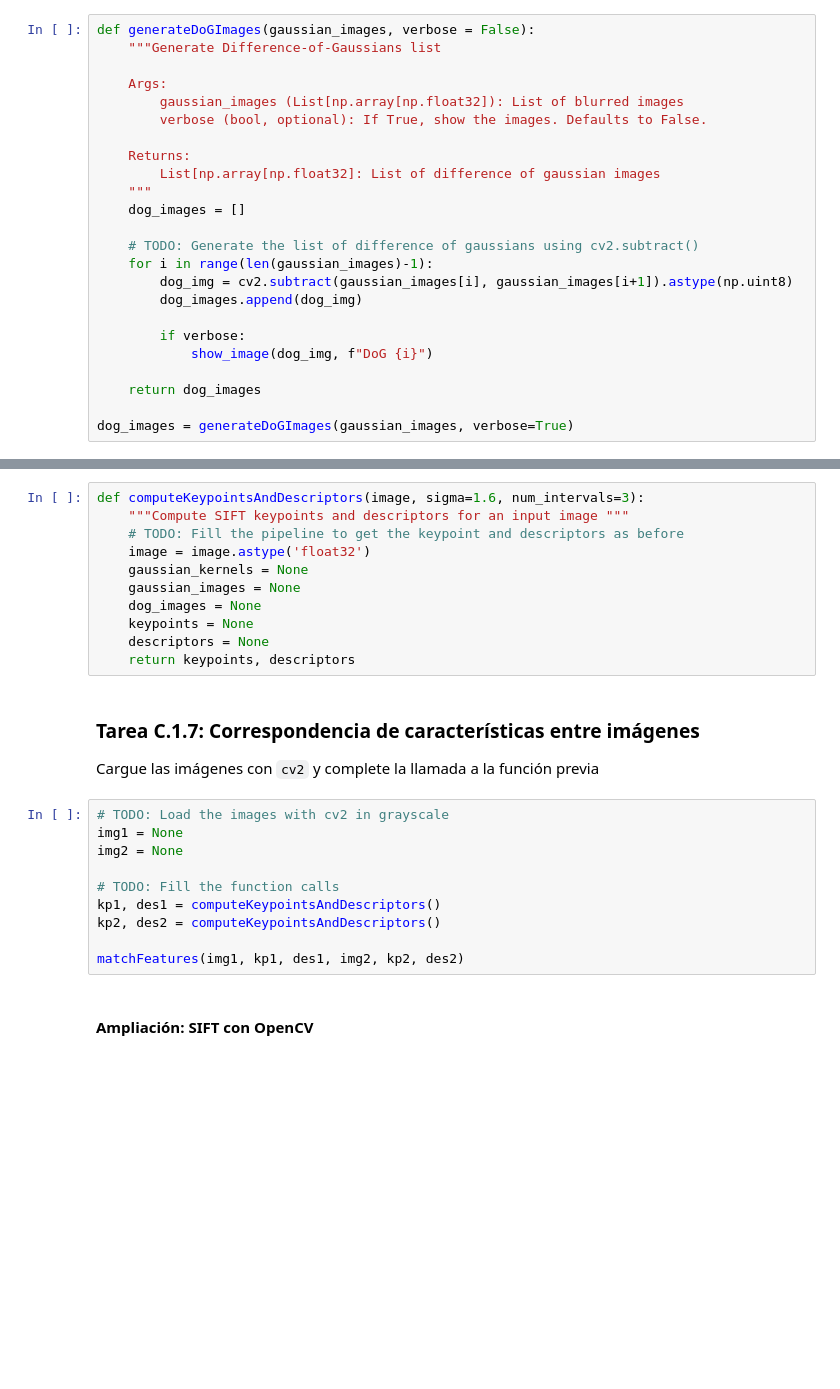
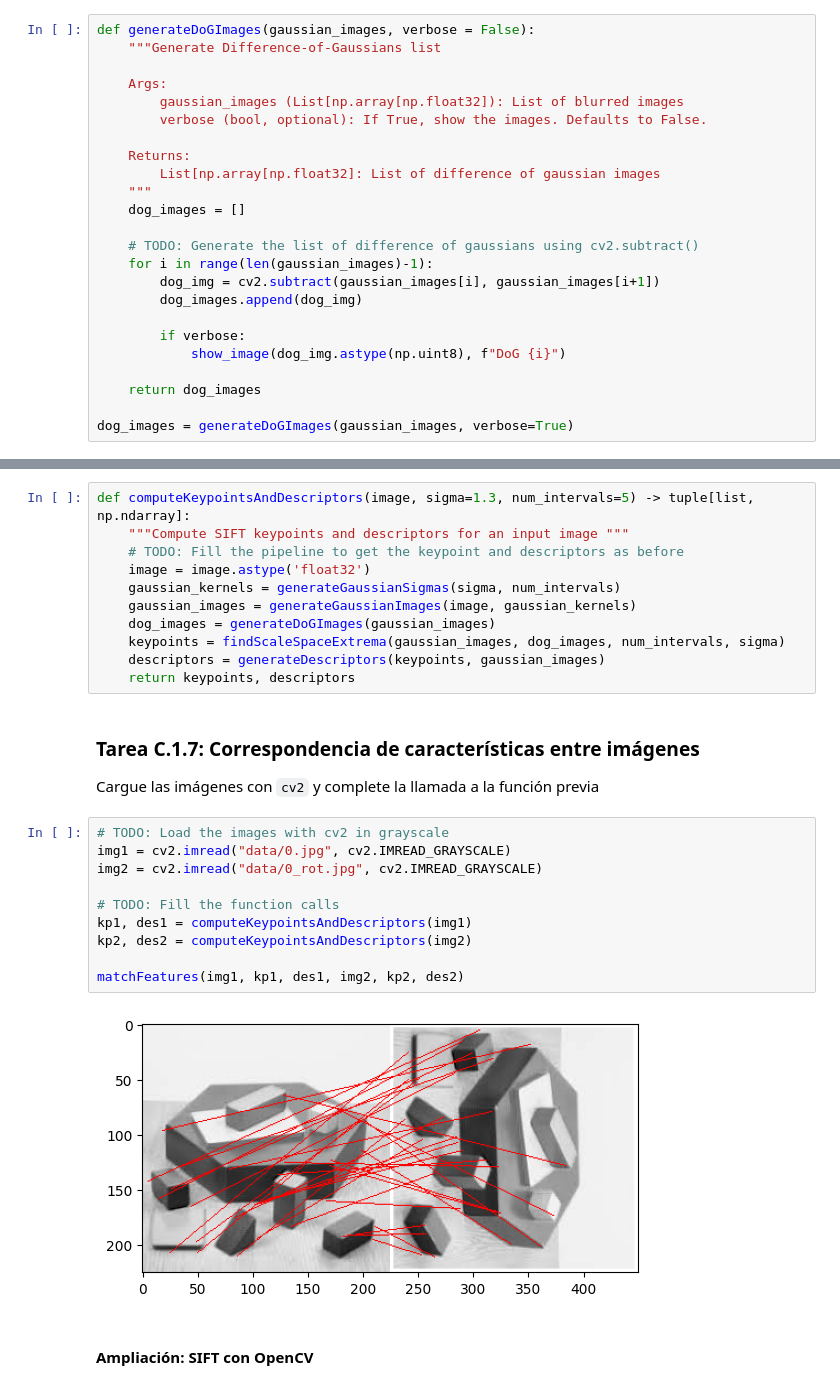
Before and after one commit to Drakit0/Computer-Vision-Projects, a Jupyter notebook: Lab_3/partC_to-do.ipynb, the cells around one changed output, grey strips where cells are left out. Cells and saved outputs as stored; diff of their text form; blank space fills up the shorter version.

```diff
--- a/Lab_3/partC_to-do.ipynb
+++ b/Lab_3/partC_to-do.ipynb
@@ -102,11 +101,11 @@ def generateDoGImages(gaussian_images, verbose = False):
 
     # TODO: Generate the list of difference of gaussians using cv2.subtract()
     for i in range(len(gaussian_images)-1):
-        dog_img = cv2.subtract(gaussian_images[i], gaussian_images[i+1]).astype(np.uint8)
+        dog_img = cv2.subtract(gaussian_images[i], gaussian_images[i+1])
         dog_images.append(dog_img)
 
         if verbose:
-            show_image(dog_img, f"DoG {i}")
+            show_image(dog_img.astype(np.uint8), f"DoG {i}")
 
     return dog_images
 
@@ -179,15 +206,15 @@ descriptors = generateDescriptors(keypoints, gaussian_images)
 
 Complete la función con los métodos desarrollados en tareas previas para generar los puntos clave y descriptores necesarios dada una imagen, un valor de sigma y un número de diferencias de gaussianas
 # %%
-def computeKeypointsAndDescriptors(image, sigma=1.6, num_intervals=3):
+def computeKeypointsAndDescriptors(image, sigma=1.3, num_intervals=5) -> tuple[list, np.ndarray]:
     """Compute SIFT keypoints and descriptors for an input image """
     # TODO: Fill the pipeline to get the keypoint and descriptors as before
     image = image.astype('float32')
-    gaussian_kernels = None
-    gaussian_images = None
-    dog_images = None
-    keypoints = None
-    descriptors = None
+    gaussian_kernels = generateGaussianSigmas(sigma, num_intervals)
+    gaussian_images = generateGaussianImages(image, gaussian_kernels)
+    dog_images = generateDoGImages(gaussian_images)
+    keypoints = findScaleSpaceExtrema(gaussian_images, dog_images, num_intervals, sigma)
+    descriptors = generateDescriptors(keypoints, gaussian_images)
     return keypoints, descriptors
 # %% [markdown]
 ### **Tarea C.1.7**: Correspondencia de características entre imágenes
@@ -195,14 +222,16 @@ def computeKeypointsAndDescriptors(image, sigma=1.6, num_intervals=3):
 Cargue las imágenes con `cv2` y complete la llamada a la función previa
 # %%
 # TODO: Load the images with cv2 in grayscale
-img1 = None
-img2 = None
+img1 = cv2.imread("data/0.jpg", cv2.IMREAD_GRAYSCALE)
+img2 = cv2.imread("data/0_rot.jpg", cv2.IMREAD_GRAYSCALE)
 
 # TODO: Fill the function calls
-kp1, des1 = computeKeypointsAndDescriptors()
-kp2, des2 = computeKeypointsAndDescriptors()
+kp1, des1 = computeKeypointsAndDescriptors(img1)
+kp2, des2 = computeKeypointsAndDescriptors(img2)
 
 matchFeatures(img1, kp1, des1, img2, kp2, des2)
+# %% [output]
+[figure, added]
 # %% [markdown]
 #### **Ampliación**: SIFT con OpenCV
 # %%
```
Also changed, not shown: parts of 14 cells of this notebook, 14 other files.
